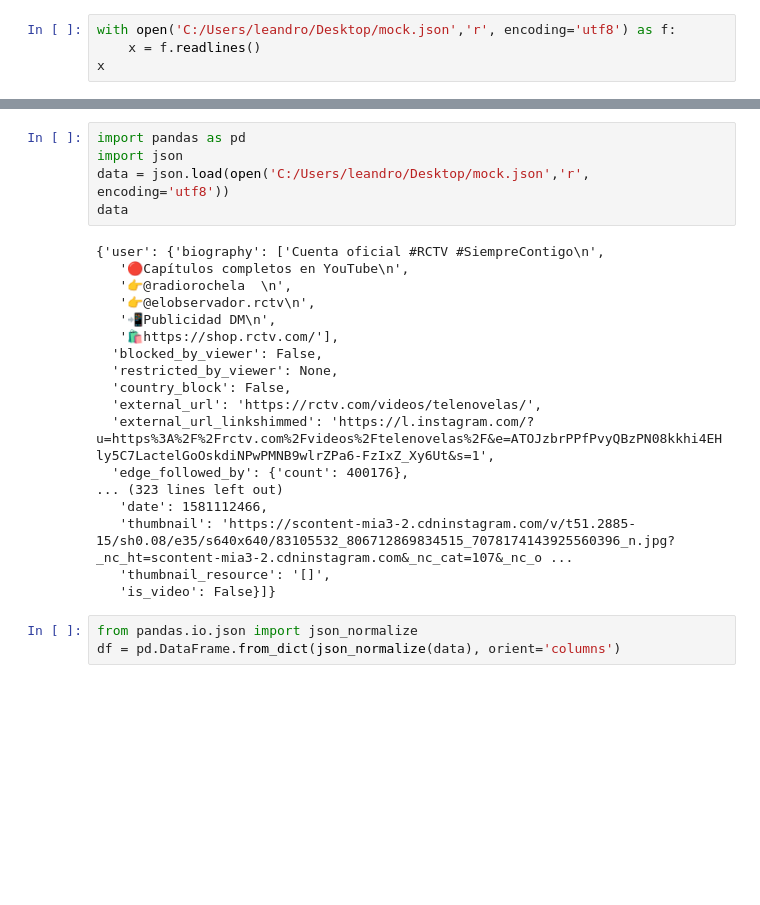
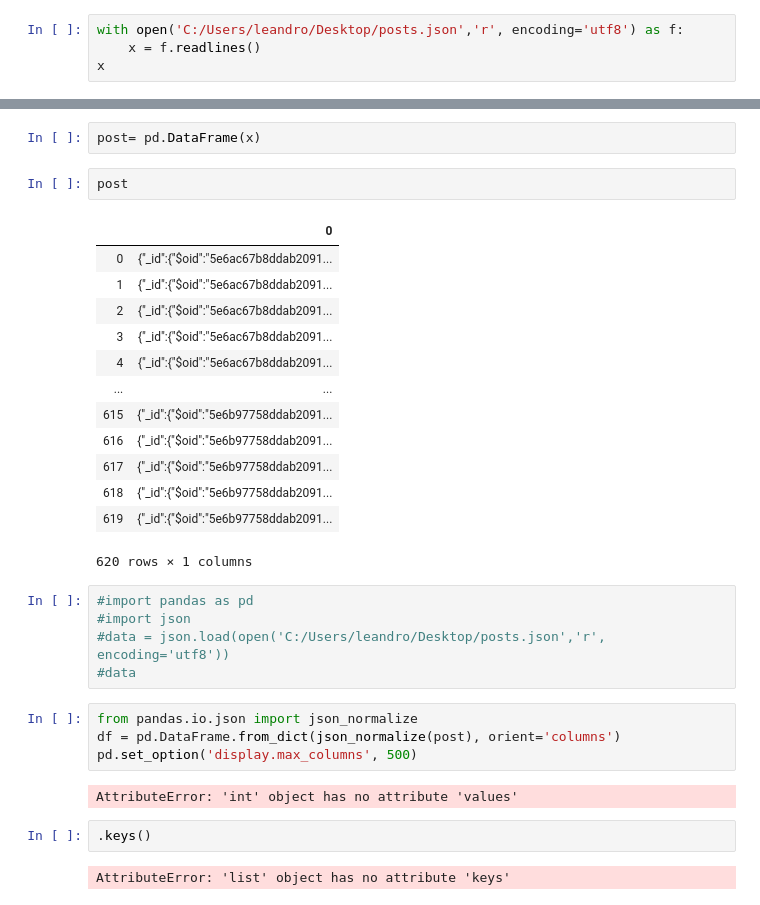
Before and after one commit to lavila2010/Ironhack-Labs, a Jupyter notebook: module-3/Untitled.ipynb, the cells around one changed output, grey strips where cells are left out. Cells and saved outputs as stored; diff of their text form; blank space fills up the shorter version.

```diff
--- a/module-3/Untitled.ipynb
+++ b/module-3/Untitled.ipynb
@@ -3,5 +4,5 @@ import pandas as pd
 # %%
-with open('C:/Users/leandro/Desktop/mock.json','r', encoding='utf8') as f:
+with open('C:/Users/leandro/Desktop/posts.json','r', encoding='utf8') as f:
     x = f.readlines()
 x
 # %% [output]
@@ -25,29 +26,36 @@ x
+# %%
+post= pd.DataFrame(x)
+# %%
+post
+# %% [output]
+|  | 0 |
+| 0 | {"_id":{"$oid":"5e6ac67b8ddab2091... |
+| 1 | {"_id":{"$oid":"5e6ac67b8ddab2091... |
+| 2 | {"_id":{"$oid":"5e6ac67b8ddab2091... |
+| 3 | {"_id":{"$oid":"5e6ac67b8ddab2091... |
+| 4 | {"_id":{"$oid":"5e6ac67b8ddab2091... |
+| ... | ... |
+| 615 | {"_id":{"$oid":"5e6b97758ddab2091... |
+| 616 | {"_id":{"$oid":"5e6b97758ddab2091... |
+| 617 | {"_id":{"$oid":"5e6b97758ddab2091... |
+| 618 | {"_id":{"$oid":"5e6b97758ddab2091... |
+| 619 | {"_id":{"$oid":"5e6b97758ddab2091... |
+620 rows × 1 columns
 # %%
-import pandas as pd
-import json
-data = json.load(open('C:/Users/leandro/Desktop/mock.json','r', encoding='utf8'))
-data
+#import pandas as pd
+#import json
+#data = json.load(open('C:/Users/leandro/Desktop/posts.json','r', encoding='utf8'))
+#data
-# %% [output]
-{'user': {'biography': ['Cuenta oficial #RCTV #SiempreContigo\n',
-   '🔴Capítulos completos en YouTube\n',
-   '👉@radiorochela  \n',
-   '👉@elobservador.rctv\n',
-   '📲Publicidad DM\n',
-   '🛍️https://shop.rctv.com/'],
-  'blocked_by_viewer': False,
-  'restricted_by_viewer': None,
-  'country_block': False,
-  'external_url': 'https://rctv.com/videos/telenovelas/',
-  'external_url_linkshimmed': 'https://l.instagram.com/?u=https%3A%2F%2Frctv.com%2Fvideos%2Ftelenovelas%2F&e=ATOJzbrPPfPvyQBzPN08kkhi4EHly5C7LactelGoOskdiNPwPMNB9wlrZPa6-FzIxZ_Xy6Ut&s=1',
-  'edge_followed_by': {'count': 400176},
-... (323 lines left out)
-   'date': 1581112466,
-   'thumbnail': 'https://scontent-mia3-2.cdninstagram.com/v/t51.2885-15/sh0.08/e35/s640x640/83105532_806712869834515_7078174143925560396_n.jpg?_nc_ht=scontent-mia3-2.cdninstagram.com&_nc_cat=107&_nc_o ...
-   'thumbnail_resource': '[]',
-   'is_video': False}]}
 # %%
 from pandas.io.json import json_normalize
-df = pd.DataFrame.from_dict(json_normalize(data), orient='columns')
+df = pd.DataFrame.from_dict(json_normalize(post), orient='columns')
+pd.set_option('display.max_columns', 500)
+# %% [output]
+AttributeError: 'int' object has no attribute 'values'
+# %%
+.keys()
+# %% [output]
+AttributeError: 'list' object has no attribute 'keys'
 # %%
 df.head(5)
 # %% [output]
```
Also changed, not shown: parts of 9 cells of this notebook, 4 other files.
